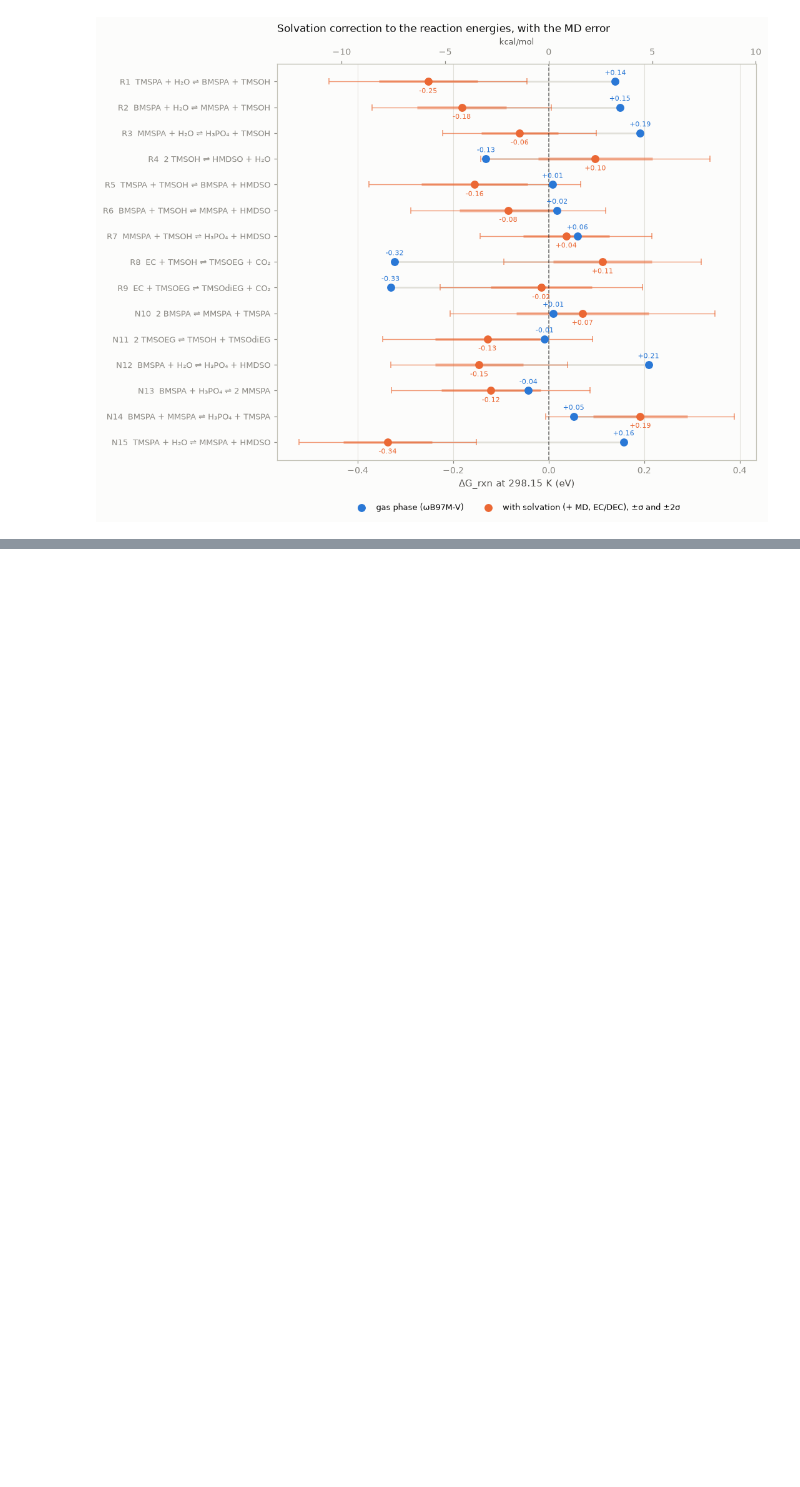
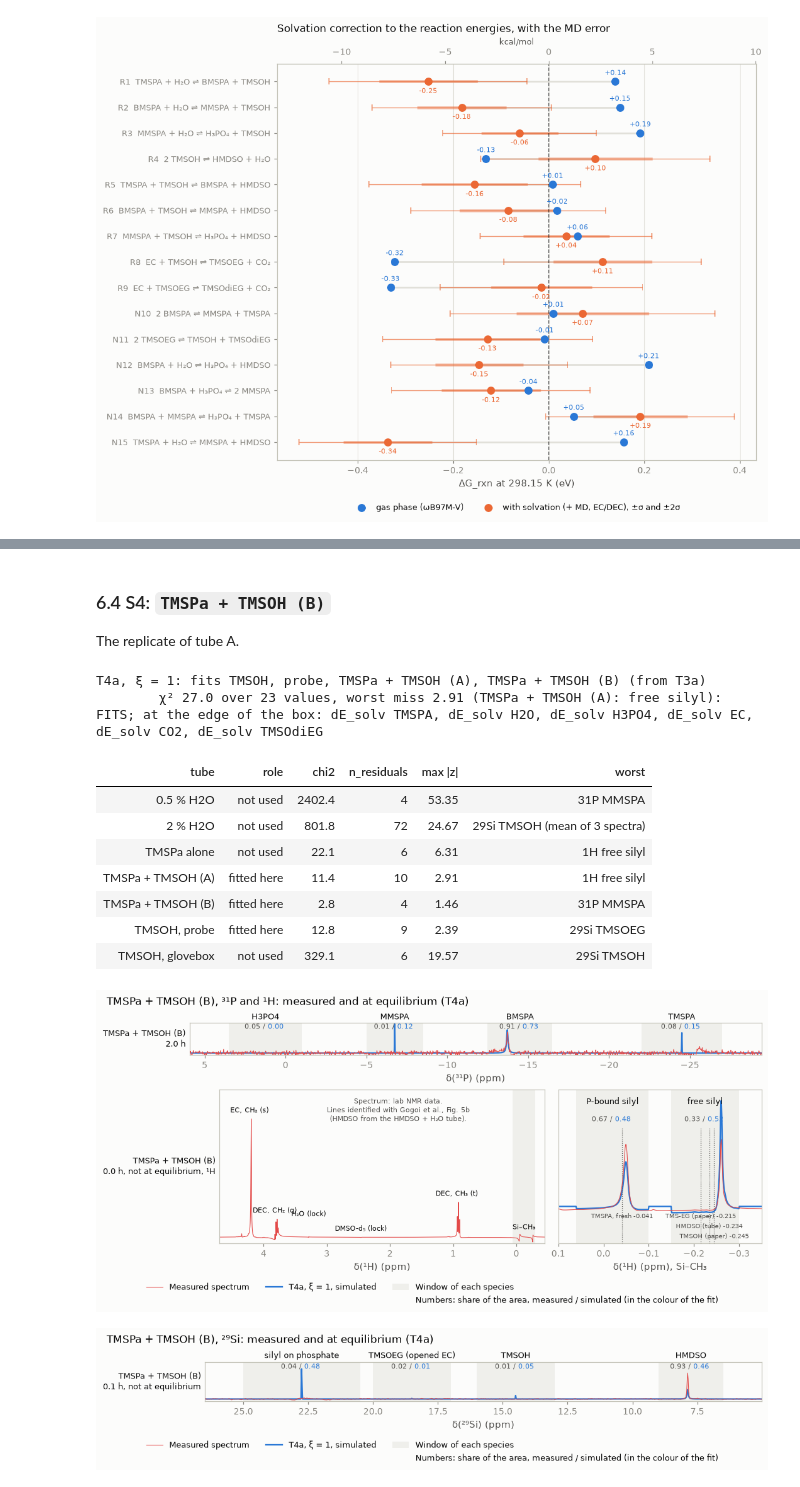
Before and after one commit to yralcaraz/atom-to-reactor, a Jupyter notebook: notebooks/06_fitting_thermo_rev01.ipynb, the cells around one changed output, grey strips where cells are left out. Drawn from its saved outputs; the diff is of its cells as text; code cells hidden in the pictures; blank space fills up the shorter version.

```diff
--- a/notebooks/06_fitting_thermo_rev01.ipynb
+++ b/notebooks/06_fitting_thermo_rev01.ipynb
@@ -496,0 +966,20 @@ XI = 1.0      # ξ: a new sigma, E_solv,i within ±ξ·SD_i; ξ = 2 doubles the
+# %% [markdown]
+### 6.4 S4: `TMSPa + TMSOH (B)`
+
+The replicate of tube A.
+# %%
+XI_S4, CHAIN_S4 = 1.0, 'a'   # ξ: 1, 2 or 3 · chain: 'a' (probe) or 'b' (glovebox)
+show_thermo_step(f'T4{CHAIN_S4}', XI_S4)
+# %% [output]
+T4a, ξ = 1: fits TMSOH, probe, TMSPa + TMSOH (A), TMSPa + TMSOH (B) (from T3a)
+        χ² 27.0 over 23 values, worst miss 2.91 (TMSPa + TMSOH (A): free silyl): FITS; at the edge of the box: dE_solv TMSPA, dE_solv H2O, dE_solv H3PO4, dE_solv EC, dE_solv CO2, dE_solv TMSOdiEG
+| tube | role | chi2 | n_residuals | max |z| | worst |
+| 0.5 % H2O | not used | 2402.4 | 4 | 53.35 | 31P MMSPA |
+| 2 % H2O | not used | 801.8 | 72 | 24.67 | 29Si TMSOH (mean of 3 spectra) |
+| TMSPa alone | not used | 22.1 | 6 | 6.31 | 1H free silyl |
+| TMSPa + TMSOH (A) | fitted here | 11.4 | 10 | 2.91 | 1H free silyl |
+| TMSPa + TMSOH (B) | fitted here | 2.8 | 4 | 1.46 | 31P MMSPA |
+| TMSOH, probe | fitted here | 12.8 | 9 | 2.39 | 29Si TMSOEG |
+| TMSOH, glovebox | not used | 329.1 | 6 | 19.57 | 29Si TMSOH |
+[figure, added]
+[figure, added]
```
Also changed, not shown: parts of 21 cells of this notebook, 17 other files.
